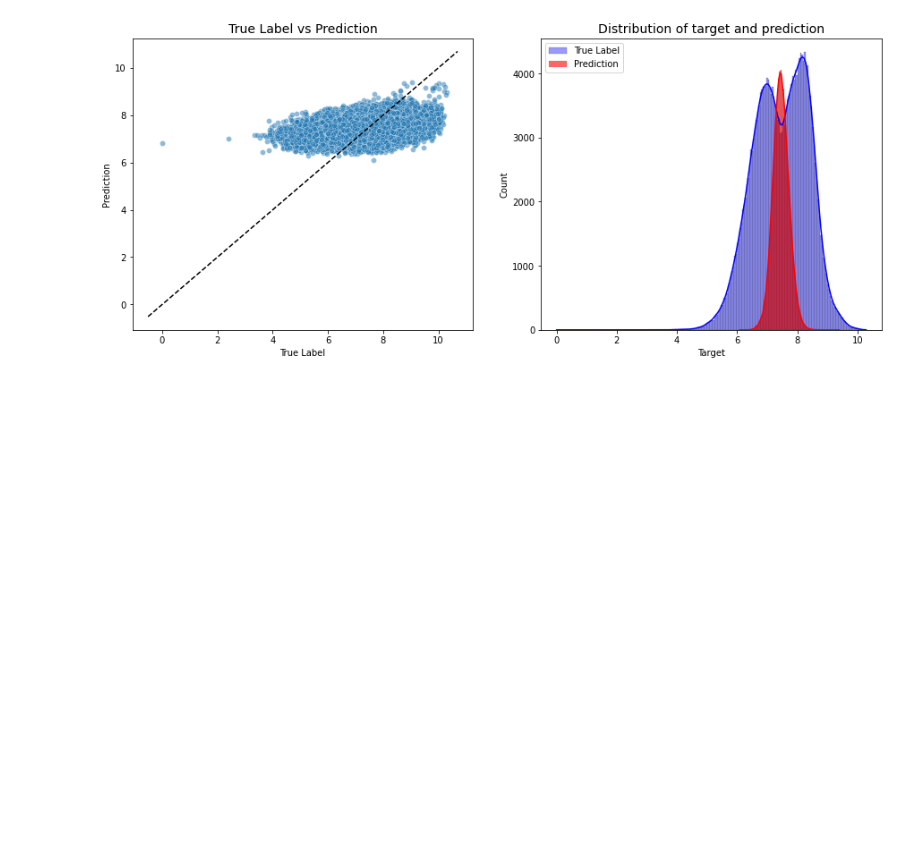
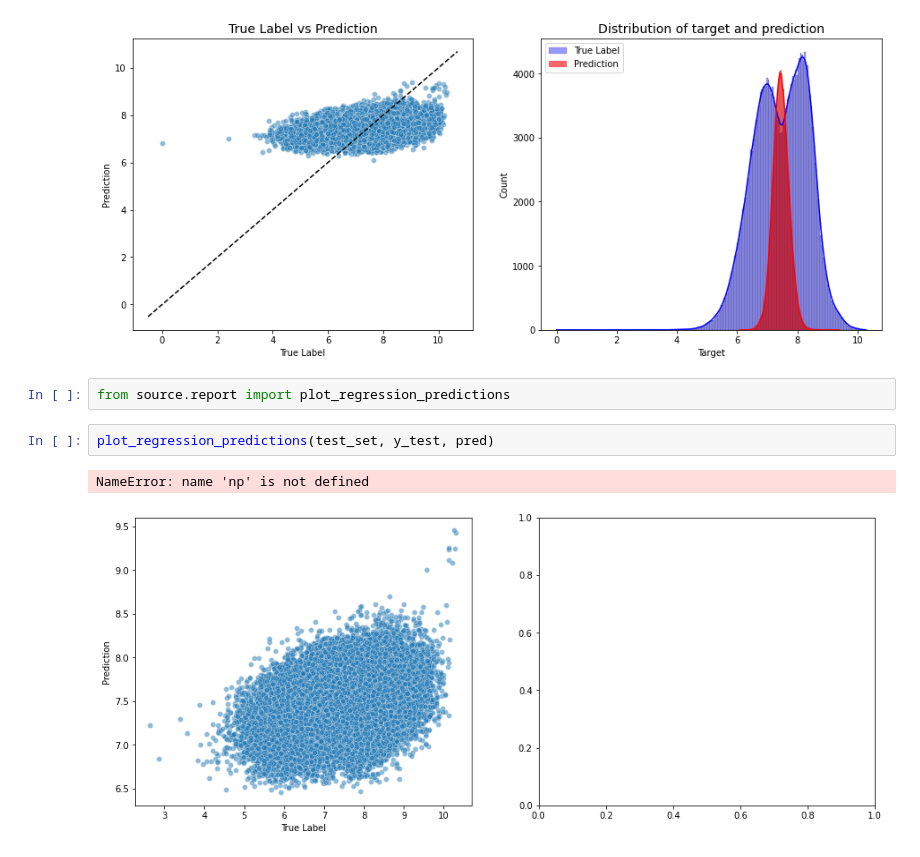
Before and after one commit to lucabasa/kaggle_competitions, a Jupyter notebook: tabular_playground/february/04_model_inspection.ipynb, the cells around one changed output. Drawn from its saved outputs; the diff is of its cells as text; blank space fills up the shorter version.

```diff
--- a/tabular_playground/february/04_model_inspection.ipynb
+++ b/tabular_playground/february/04_model_inspection.ipynb
@@ -125,3 +125,10 @@ plot_regression_predictions(train_set, y, oof)
 plot_regression_predictions(train_set, y, oof, 'cont1')
 # %% [output]
 [figure]
+# %%
+from source.report import plot_regression_predictions
+# %%
+plot_regression_predictions(test_set, y_test, pred)
+# %% [output]
+NameError: name 'np' is not defined
+[figure, added]
```
Also changed, not shown: 1 other file.
